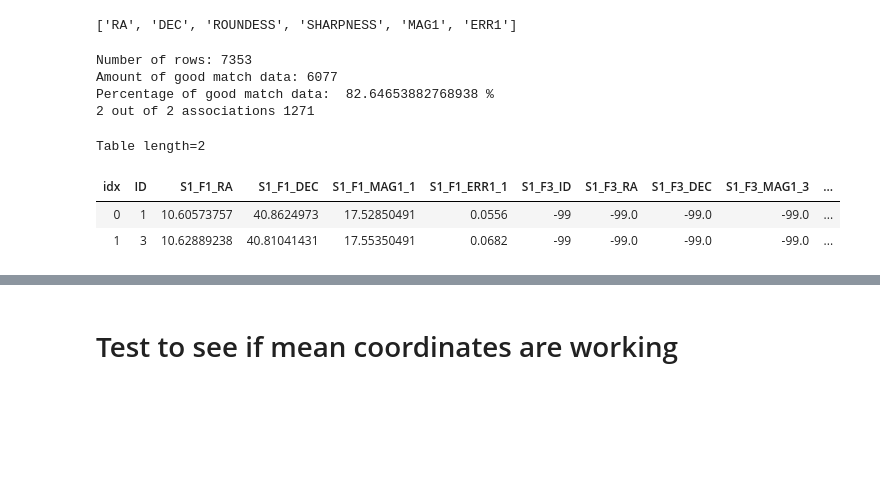
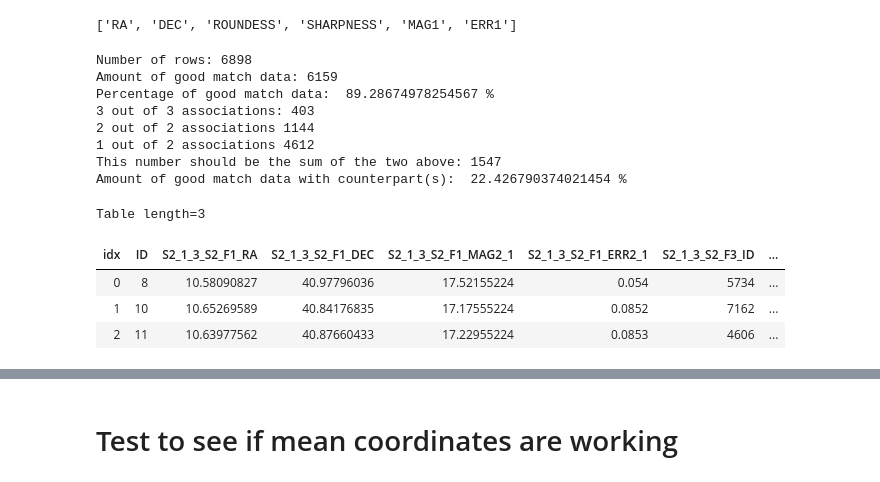
Before and after one commit to MichaelSharp7/M32, a Jupyter notebook: M32_cat.ipynb, the cells around one changed output, grey strips where cells are left out. Drawn from its saved outputs; the diff is of its cells as text; code cells hidden in the pictures; blank space fills up the shorter version.

```diff
--- a/M32_cat.ipynb
+++ b/M32_cat.ipynb
@@ -27,7 +27,7 @@ sns.set_context("paper")   # "paper", "notebook", "talk", "poster"
 # Fits Files
 # %%
 # Open a fits file and display info
-filein = 'single_match/36_1_3_matched.fits'
+filein = 'single_match/all_36_45_matched.fits'
 fits_im = fits.open(filein)
 fits_im.info()
 
@@ -68,7 +68,7 @@ EXTNAME = 'NWAYMATCH'
 # %% [markdown]
 # Convert fits to text
 # %%
-text_file = open('single_match/36_1_3_text.txt','w')
+text_file = open('single_match/all_36_45_text.txt','w')
 for i in range(8,len(hdr)-1,2):
     name = str(hdr[i])+' '
     print(name)
@@ -226,7 +224,9 @@ data_36.colnames
 # %% [output]
 ['RA', 'DEC', 'ROUNDESS', 'SHARPNESS', 'MAG1', 'ERR1']
 # %%
-file = 'single_match/36_1_3_text.csv'
+# Use for single filter
+
+file = 'single_match/45_1_3_4_text.csv'
 csv_data = ascii.read(file, header_start=0)
 csv_data.colnames   # Get the column names
 print("Number of rows:",len(csv_data))
@@ -247,60 +247,68 @@ good_data['DEC']=0.0
 
 for i in range(len(good_data)):
     associations = 1
-    RA = good_data['S1_F1_RA'][i]
-    DEC = good_data['S1_F1_DEC'][i]
+    RA = good_data['S2_1_3_S2_F1_RA'][i]
+    DEC = good_data['S2_1_3_S2_F1_DEC'][i]
 
     # -99 means no match, so ignore these coordinates
-    if good_data['S1_F3_RA'][i]!=-99:
-        RA = RA + good_data['S1_F3_RA'][i]
-        DEC = DEC + good_data['S1_F3_DEC'][i]
+    if good_data['S2_1_3_S2_F3_RA'][i]!=-99:
+        RA = RA + good_data['S2_1_3_S2_F3_RA'][i]
+        DEC = DEC + good_data['S2_1_3_S2_F3_DEC'][i]
         associations = associations + 1
-    #if good_data['S2_F4_RA'][i]!=-99:
-    #    RA = RA + good_data['S2_F4_RA'][i]
-    #    DEC = DEC + good_data['S2_F4_DEC'][i]
-    #    associations = associations + 1
+    if good_data['S2_F4_RA'][i]!=-99:
+        RA = RA + good_data['S2_F4_RA'][i]
+        DEC = DEC + good_data['S2_F4_DEC'][i]
+        associations = associations + 1
 
     good_data['asn'][i]=associations
     good_data['RA'][i]=RA/associations
     good_data['DEC'][i]=DEC/associations
 
-#asn_3_idx = np.where(good_data['45_asn']==3)
-#print("3 out of 3 associations:",len(asn_3_idx[0]))
+asn_3_idx = np.where(good_data['asn']==3)
+print("3 out of 3 associations:",len(asn_3_idx[0]))
 asn_2_idx = np.where(good_data['asn']==2)
 print("2 out of 2 associations",len(asn_2_idx[0]))
-#idx_asn = np.where(good_data['asn']!=1)
+asn_1_idx = np.where(good_data['asn']==1)
+print("1 out of 2 associations",len(asn_1_idx[0]))
+
 # Cull those with no counterparts (no variability)
-#print("This number should be the sum of the two above:",len(idx_asn[0]))
-#good_asn_data = good_data[idx_asn]
+idx_asn = np.where(good_data['asn']!=1)
+print("This number should be the sum of the two above:",len(idx_asn[0]))
+good_asn_data = good_data[idx_asn]
 # See how many remain compared to original combined [3.6]/[4.5]
-#good_asn_pct = 100*len(good_asn_data)/len(csv_data)
-#print("Amount of good match data with counterpart(s): ",good_asn_pct,"%")
+good_asn_pct = 100*len(good_asn_data)/len(csv_data)
+print("Amount of good match data with counterpart(s): ",good_asn_pct,"%")
 
 # Rename 1st ID as ID
-good_data.rename_column('S1_F1_ID', 'ID')
+good_asn_data.rename_column('S2_1_3_ID', 'ID')
 
 # Remove first and last characters of ID number ('')
-col_change_list = ['ID','S1_F3_ID']
-for i in range(len(good_data)):
+col_change_list = ['ID','S2_1_3_S2_F3_ID','S2_F4_ID']
+for i in range(len(good_asn_data)):
     for j in range(len(col_change_list)):
-        good_data[col_change_list[j]][i]=int(str(good_data[col_change_list[j]][i])[1:len(str(good_data[col_change_list[j]][i]))-1])
+        good_asn_data[col_change_list[j]][i]=int(str(good_asn_data[col_change_list[j]][i])[1:len(str(good_asn_data[col_change_list[j]][i]))-1])
 
 # Rename (ID, RA, Dec)1 as (ID, RA, Dec)
 #good_data.rename_column('S2_F1_ID', 'ID')
 #good_data.rename_column('S2_F1_RA', 'RA')
 #good_data.rename_column('S2_F1_DEC', 'DEC')
 
 #good_asn_data.write('all_good_45_mean_csv.csv', overwrite=True)
-good_data.write('single_match/36_1_3_good_mean_fits.fits', overwrite=True)
+good_asn_data.write('single_match/45_1_3_4_good_mean_fits.fits', overwrite=True)
 
 # Display a small portion of the data to check formatting
-good_data[0:2].show_in_notebook()
+good_asn_data[0:3].show_in_notebook()
 # %% [output]
-Number of rows: 7353
-Amount of good match data: 6077
-Percentage of good match data:  82.64653882768938 %
-2 out of 2 associations 1271
+Number of rows: 6898
+Amount of good match data: 6159
+Percentage of good match data:  89.28674978254567 %
+3 out of 3 associations: 403
+2 out of 2 associations 1144
+1 out of 2 associations 4612
+This number should be the sum of the two above: 1547
+Amount of good match data with counterpart(s):  22.426790374021454 %
-Table length=2
+Table length=3
-| idx | ID | S1_F1_RA | S1_F1_DEC | S1_F1_MAG1_1 | S1_F1_ERR1_1 | S1_F3_ID | S1_F3_RA | S1_F3_DEC | S1_F3_MAG1_3 | ... |
-| 0 | 1 | 10.60573757 | 40.8624973 | 17.52850491 | 0.0556 | -99 | -99.0 | -99.0 | -99.0 | ... |
-| 1 | 3 | 10.62889238 | 40.81041431 | 17.55350491 | 0.0682 | -99 | -99.0 | -99.0 | -99.0 | ... |
+| idx | ID | S2_1_3_S2_F1_RA | S2_1_3_S2_F1_DEC | S2_1_3_S2_F1_MAG2_1 | S2_1_3_S2_F1_ERR2_1 | S2_1_3_S2_F3_ID | ... |
+| 0 | 8 | 10.58090827 | 40.97796036 | 17.52155224 | 0.054 | 5734 | ... |
+| 1 | 10 | 10.65269589 | 40.84176835 | 17.17555224 | 0.0852 | 7162 | ... |
+| 2 | 11 | 10.63977562 | 40.87660433 | 17.22955224 | 0.0853 | 4606 | ... |
```
Also changed, not shown: parts of 4 cells of this notebook, 24 other files.
